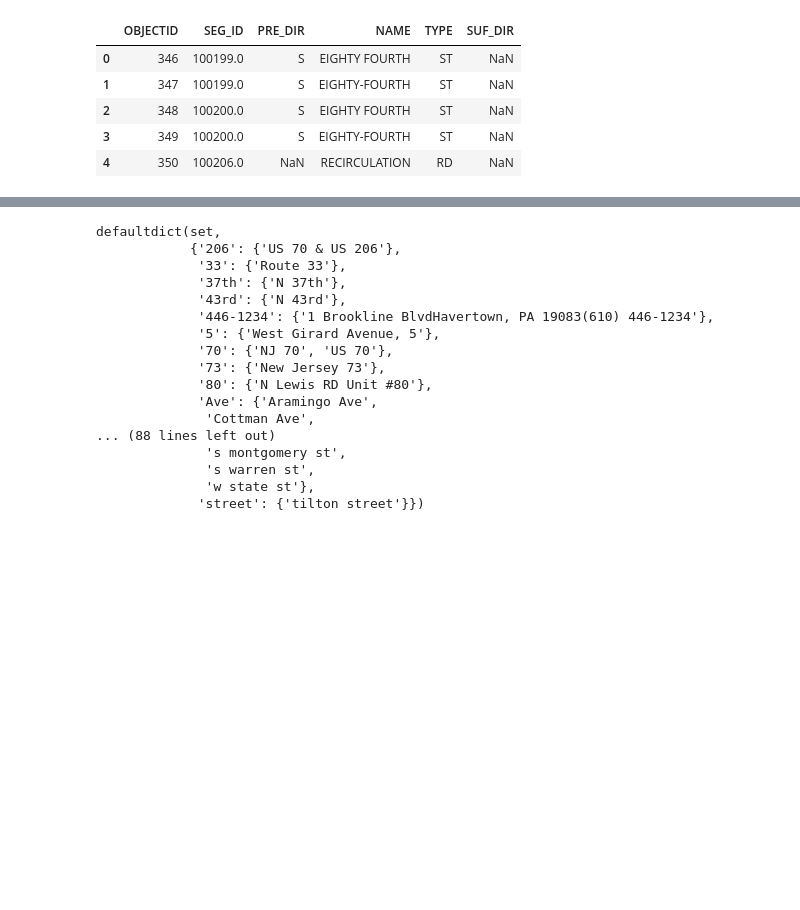
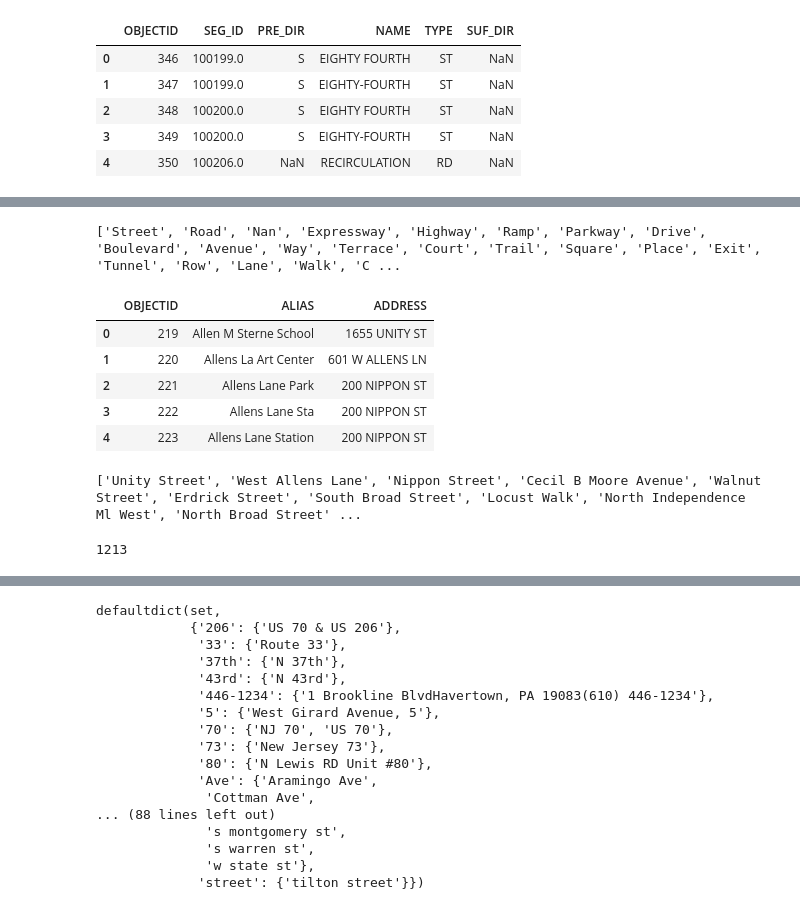
Before and after one commit to Apeder/Open_Street_Map_Scrape_n_munge, a Jupyter notebook: Philly_Open_StreetMap.ipynb, the cells around one changed output, grey strips where cells are left out. Cells and saved outputs as stored; diff of their text form; code cells hidden in the pictures; blank space fills up the shorter version.

Commit message:
few edge cases missed by regular expressions, runtime getting too long for local machine

```diff
--- a/Philly_Open_StreetMap.ipynb
+++ b/Philly_Open_StreetMap.ipynb
@@ -219,0 +257,20 @@ array(['Street', 'Road', 'Nan', 'Exp', 'Highway', 'Rmp', 'Pky', 'Drive',
+# %%
+philly_street_type_canon = list(philly_streets_canon['Type'].unique())
+
+# philly_street_type_canon = philly_street_type_canon.remove('Nan')
+
+print philly_street_type_canon
+# %% [output]
+['Street', 'Road', 'Nan', 'Expressway', 'Highway', 'Ramp', 'Parkway', 'Drive', 'Boulevard', 'Avenue', 'Way', 'Terrace', 'Court', 'Trail', 'Square', 'Place', 'Exit', 'Tunnel', 'Row', 'Lane', 'Walk', 'C ...
+# %%
+# Let's try another way by getting all the unique names from a list of placenames in Philly. Still no guarantee it's
+# comprehensive
+psc = pd.read_csv('http://gis.phila.gov/gisdata/ODP/STR_PlaceNames.csv')
+psc.head()
+# %% [output]
+|  | OBJECTID | ALIAS | ADDRESS |
+| 0 | 219 | Allen M Sterne School | 1655 UNITY ST |
+| 1 | 220 | Allens La Art Center | 601 W ALLENS LN |
+| 2 | 221 | Allens Lane Park | 200 NIPPON ST |
+| 3 | 222 | Allens Lane Sta | 200 NIPPON ST |
+| 4 | 223 | Allens Lane Station | 200 NIPPON ST |
@@ -219,0 +343,23 @@ array(['Street', 'Road', 'Nan', 'Exp', 'Highway', 'Rmp', 'Pky', 'Drive',
+# %%
+# A list like this would be good to restrict form input data for Open Street Map.
+
+psc['ADDRESS'] = psc['ADDRESS'].astype(str)
+
+psc['Address'] = psc['ADDRESS'].replace(re.compile(r'^\d+(?!th|rd|st|nd)'), '').apply(lambda x: x.lower())
+
+streets = list(psc['Address'].unique())
+
+for idx, s in enumerate(streets):
+    words = s.split()
+    words = [x.capitalize() for x in words]
+    clean = ' '.join(str(mapping.get(word, word)) for word in words)
+    streets[idx] = clean
+
+print streets
+# %% [output]
+['Unity Street', 'West Allens Lane', 'Nippon Street', 'Cecil B Moore Avenue', 'Walnut Street', 'Erdrick Street', 'South Broad Street', 'Locust Walk', 'North Independence Ml West', 'North Broad Street' ...
+# %%
+# This seems too low, think this file is only for streets that may have multiple aliases.
+len(streets)
+# %% [output]
+1213
```
Also changed, not shown: parts of 35 cells of this notebook, 1 other file.
